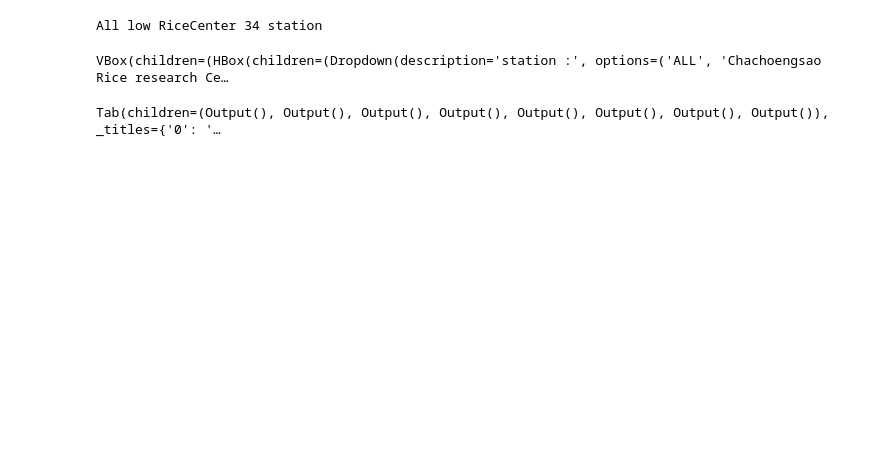
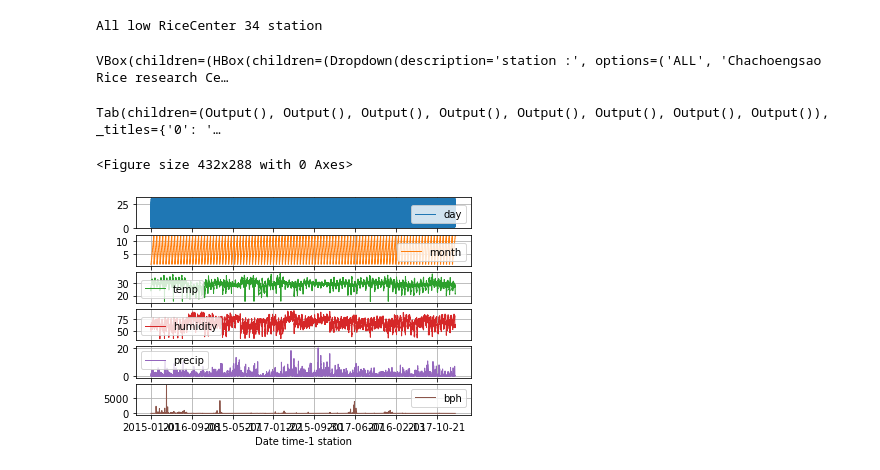
Before and after one commit to D6200763-SUT/SUT_Rice_Project_2021, a Jupyter notebook: Ex4_Multivariate_LSTM_model_Time-series run 2.ipynb, the cells around one changed output. Cells and saved outputs as stored; diff of their text form; code cells hidden in the pictures; blank space fills up the shorter version.

```diff
--- a/Ex4_Multivariate_LSTM_model_Time-series run 2.ipynb
+++ b/Ex4_Multivariate_LSTM_model_Time-series run 2.ipynb
@@ -377,9 +377,13 @@ frames_test = swap_columns(frames_test, 'bph', list(frames_test.columns)[-1])
 # %%
 values_train = frames_train.values
 n_features = frames_train.shape[1]
 
 values_validation = frames_val.values
-values_predict = frames_test.values
+
+plot_data(frames_train,'1 station')
+# %% [output]
+<Figure size 432x288 with 0 Axes>
+[figure, added]
 # %%
 from sklearn.preprocessing import MinMaxScaler
 from sklearn.preprocessing import LabelEncoder
```
Also changed, not shown: parts of 2 cells of this notebook, 3 other files.
